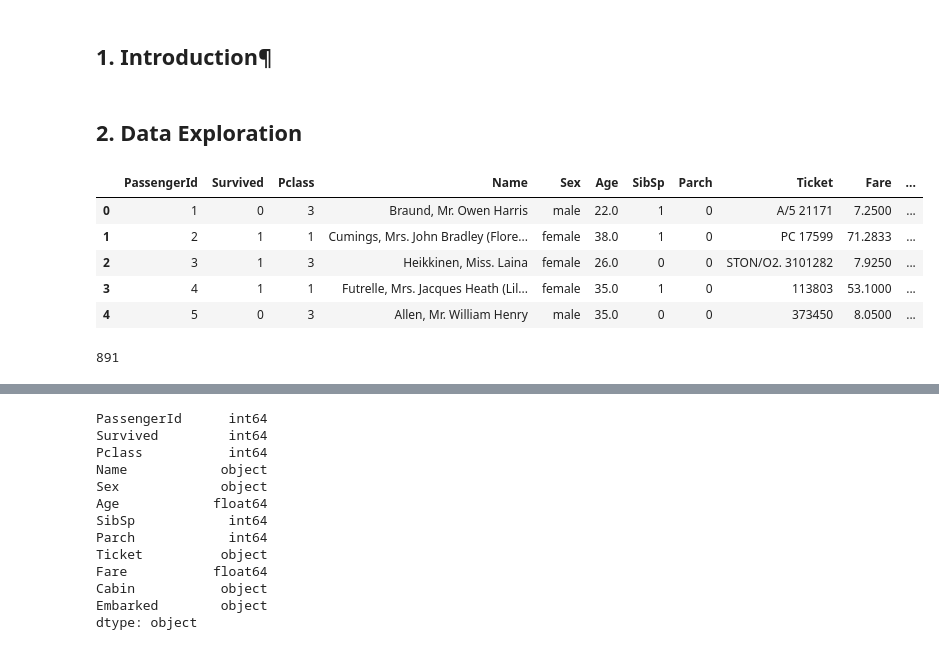
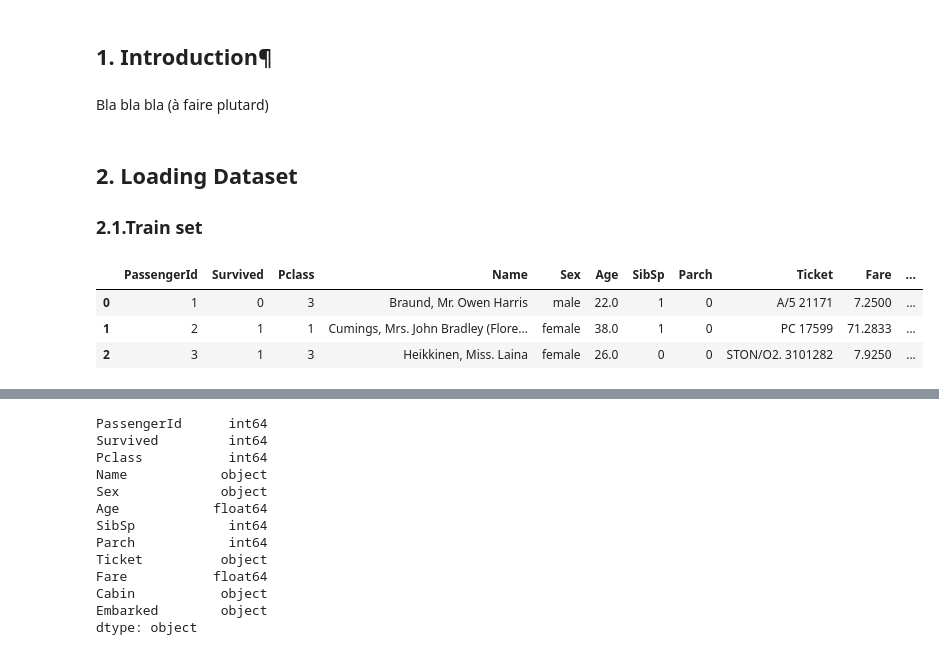
Before and after one commit to malabidi/Titanic, a Jupyter notebook: Titanic_predictions_jupyter_notebook.ipynb, the cells around one changed output, grey strips where cells are left out. Drawn from its saved outputs; the diff is of its cells as text; code cells hidden in the pictures.

```diff
--- a/Titanic_predictions_jupyter_notebook.ipynb
+++ b/Titanic_predictions_jupyter_notebook.ipynb
@@ -7,23 +7,18 @@ import missingno as msno
 %matplotlib inline
 # %% [markdown]
 ## 1. Introduction¶
+# %% [markdown]
+ Bla bla bla (à faire plutard)
+# %% [markdown]
+## 2. Loading Dataset
+### 2.1.Train set
 # %%
+
 # import train set
 train_data=pd.read_csv("train.csv")
-# import test set
-test_data=pd.read_csv("test.csv")
+train_data.head(3)
+# %% [output]
+|  | PassengerId | Survived | Pclass | Name | Sex | Age | SibSp | Parch | Ticket | Fare | ... |
+| 0 | 1 | 0 | 3 | Braund, Mr. Owen Harris | male | 22.0 | 1 | 0 | A/5 21171 | 7.2500 | ... |
+| 1 | 2 | 1 | 1 | Cumings, Mrs. John Bradley (Flore... | female | 38.0 | 1 | 0 | PC 17599 | 71.2833 | ... |
+| 2 | 3 | 1 | 3 | Heikkinen, Miss. Laina | female | 26.0 | 0 | 0 | STON/O2. 3101282 | 7.9250 | ... |
-# %% [markdown]
-## 2. Data Exploration
-# %%
-train_data.head()
-# %% [output]
-|  | PassengerId | Survived | Pclass | Name | Sex | Age | SibSp | Parch | Ticket | Fare | ... |
-| 0 | 1 | 0 | 3 | Braund, Mr. Owen Harris | male | 22.0 | 1 | 0 | A/5 21171 | 7.2500 | ... |
-| 1 | 2 | 1 | 1 | Cumings, Mrs. John Bradley (Flore... | female | 38.0 | 1 | 0 | PC 17599 | 71.2833 | ... |
-| 2 | 3 | 1 | 3 | Heikkinen, Miss. Laina | female | 26.0 | 0 | 0 | STON/O2. 3101282 | 7.9250 | ... |
-| 3 | 4 | 1 | 1 | Futrelle, Mrs. Jacques Heath (Lil... | female | 35.0 | 1 | 0 | 113803 | 53.1000 | ... |
-| 4 | 5 | 0 | 3 | Allen, Mr. William Henry | male | 35.0 | 0 | 0 | 373450 | 8.0500 | ... |
-# %%
-len(train_data)
-# %% [output]
-891
```
Also changed, not shown: parts of 9 cells of this notebook.
